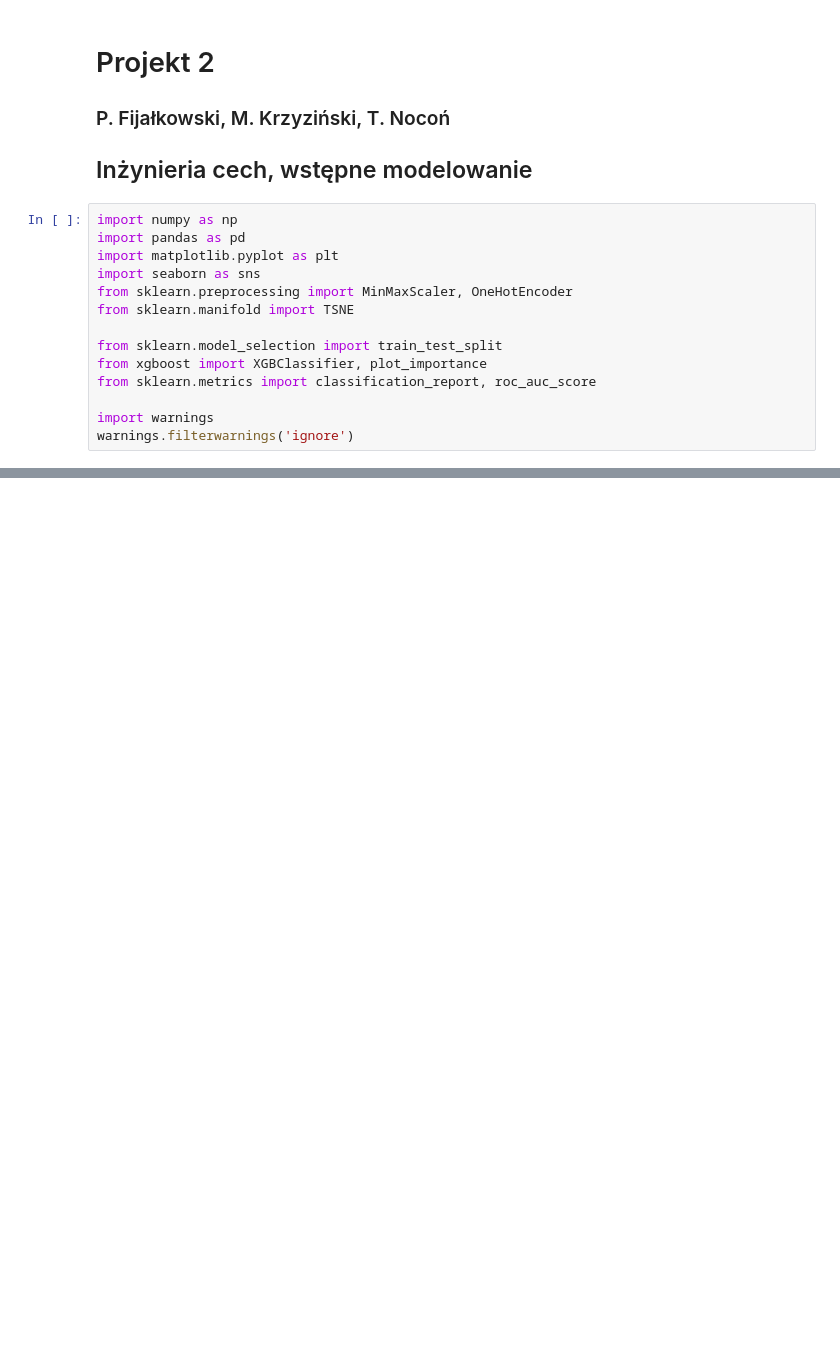
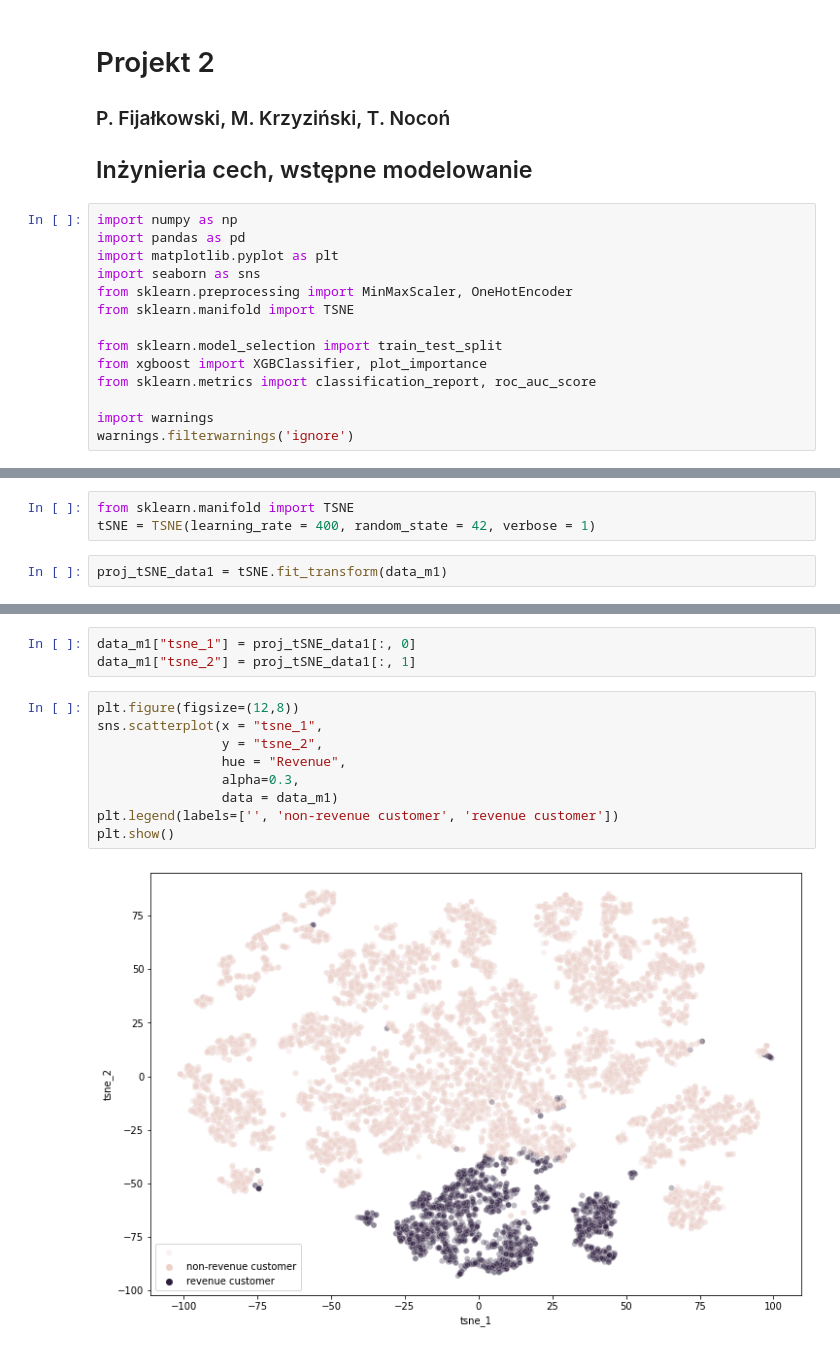
Before and after one commit to pablo2811/online-shopping, a Jupyter notebook: Milestone2.ipynb, the cells around one changed output, grey strips where cells are left out. Saved outputs shown, nothing was run; the diff lists cells and outputs as text; blank space fills up the shorter version.

```diff
--- a/Milestone2.ipynb
+++ b/Milestone2.ipynb
@@ -119,0 +137,5 @@ data
+# %%
+from sklearn.manifold import TSNE
+tSNE = TSNE(learning_rate = 400, random_state = 42, verbose = 1)
+# %%
+proj_tSNE_data1 = tSNE.fit_transform(data_m1)
@@ -119,0 +162,14 @@ data
+# %%
+data_m1["tsne_1"] = proj_tSNE_data1[:, 0]
+data_m1["tsne_2"] = proj_tSNE_data1[:, 1]
+# %%
+plt.figure(figsize=(12,8))
+sns.scatterplot(x = "tsne_1",
+                y = "tsne_2",
+                hue = "Revenue",
+                alpha=0.3,
+                data = data_m1)
+plt.legend(labels=['', 'non-revenue customer', 'revenue customer'])
+plt.show()
+# %% [output]
+[figure, added]
```
Also changed, not shown: parts of 64 cells of this notebook.
